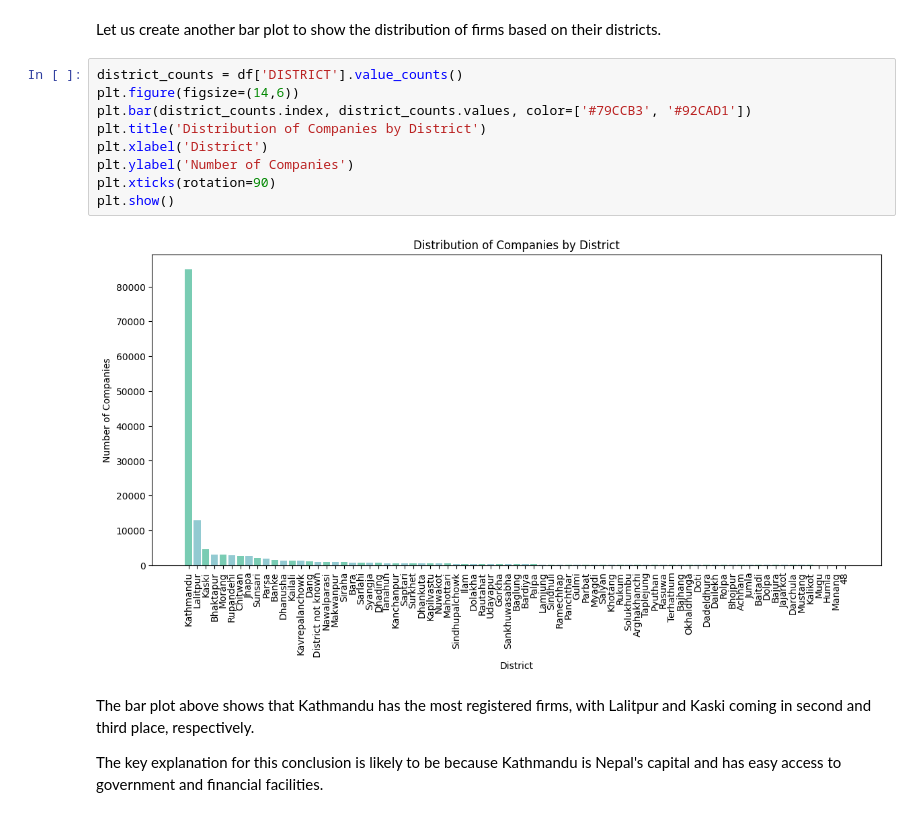
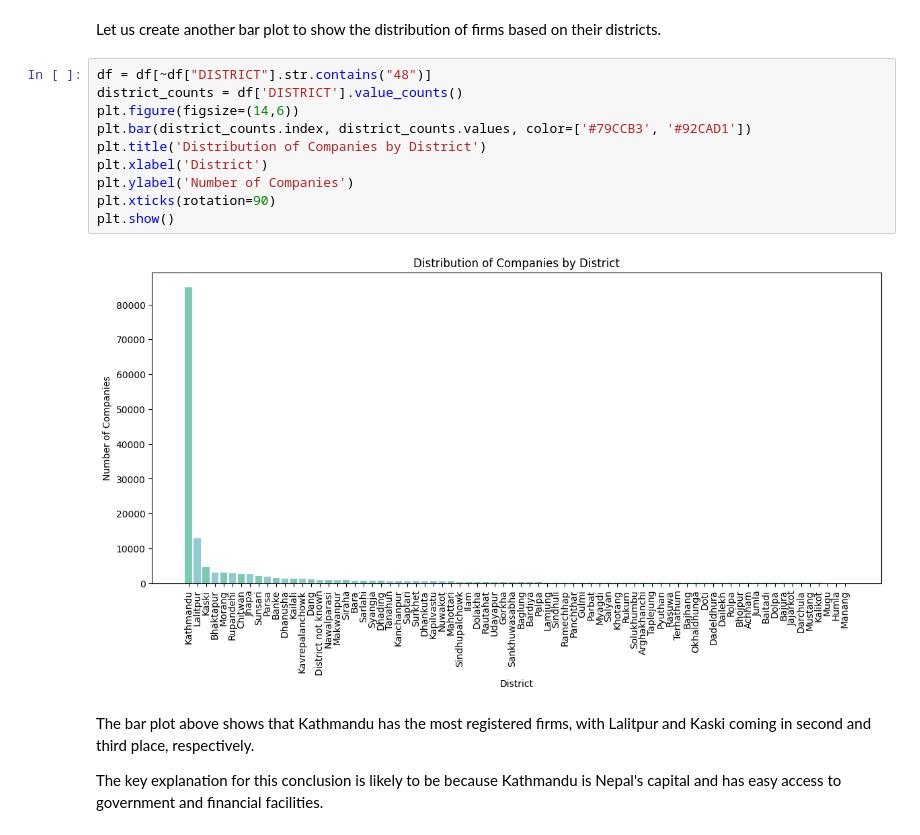
Before and after one commit to PIYUSH-R04/Data_analysis_on_the_growth_and_distribution_of_registered_companies_in_Nepal, a Jupyter notebook: Analysis_of_the_growth_and_distribution_of_registered_companies_in_Nepal.ipynb, the cells around one changed output. Cells and saved outputs as stored; diff of their text form.

Commit message:
Cleaned DistrictChart

```diff
--- a/Analysis_of_the_growth_and_distribution_of_registered_companies_in_Nepal.ipynb
+++ b/Analysis_of_the_growth_and_distribution_of_registered_companies_in_Nepal.ipynb
@@ -85,16 +85,17 @@ plt.show()
 # %% [markdown]
 Let us create another bar plot to show the distribution of firms based on their districts.
 # %%
+df = df[~df["DISTRICT"].str.contains("48")]
 district_counts = df['DISTRICT'].value_counts()
 plt.figure(figsize=(14,6))
 plt.bar(district_counts.index, district_counts.values, color=['#79CCB3', '#92CAD1'])
 plt.title('Distribution of Companies by District')
 plt.xlabel('District')
 plt.ylabel('Number of Companies')
 plt.xticks(rotation=90)
 plt.show()
 # %% [output]
-[figure, old version]
+[figure, new version]
 # %% [markdown]
 The bar plot above shows that Kathmandu has the most registered firms, with Lalitpur and Kaski coming in second and third place, respectively.
 
```
Also changed, not shown: parts of 1 cell of this notebook.
